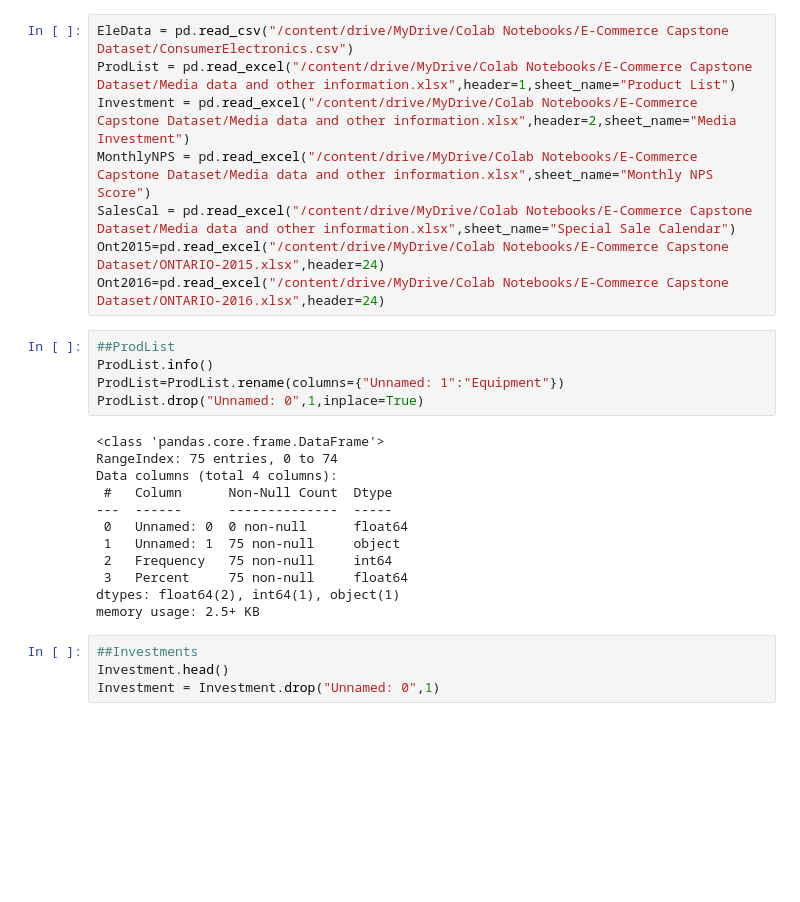
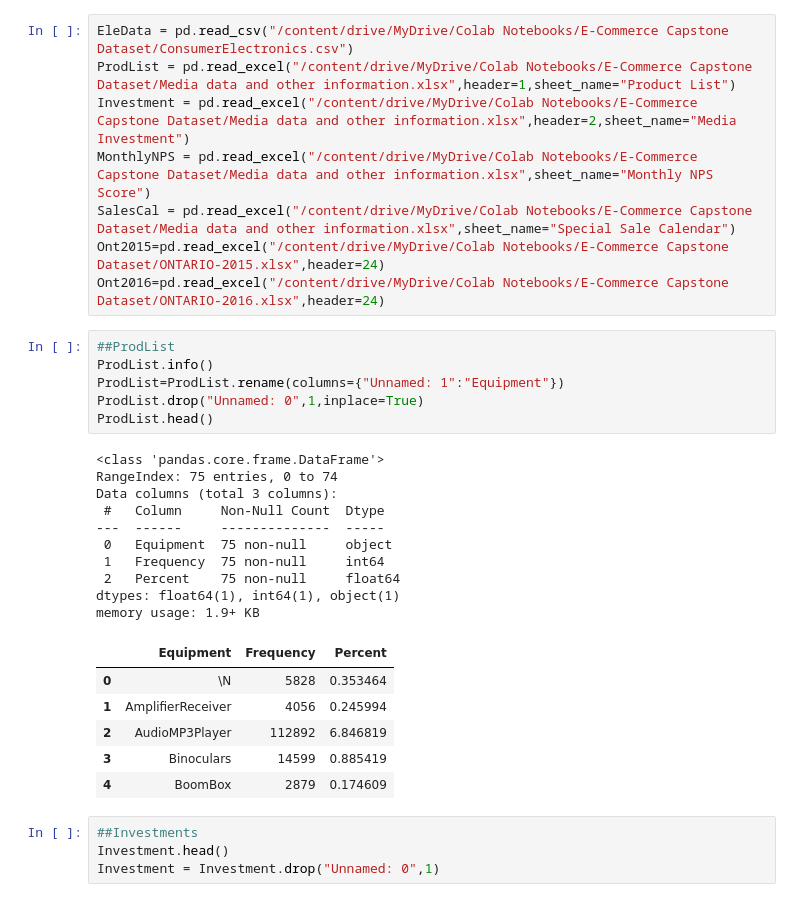
Before and after one commit to PrajsPrabs/UpgradBACaseStudy, a Jupyter notebook: EComm1.ipynb, the cells around one changed output. Saved outputs shown, nothing was run; the diff lists cells and outputs as text; blank space fills up the shorter version.

```diff
--- a/EComm1.ipynb
+++ b/EComm1.ipynb
@@ -18,20 +18,26 @@ Ont2016=pd.read_excel("/content/drive/MyDrive/Colab Notebooks/E-Commerce Capston
 # %%
 ##ProdList
 ProdList.info()
 ProdList=ProdList.rename(columns={"Unnamed: 1":"Equipment"})
 ProdList.drop("Unnamed: 0",1,inplace=True)
+ProdList.head()
 # %% [output]
 <class 'pandas.core.frame.DataFrame'>
 RangeIndex: 75 entries, 0 to 74
-Data columns (total 4 columns):
- #   Column      Non-Null Count  Dtype
----  ------      --------------  -----
- 0   Unnamed: 0  0 non-null      float64
- 1   Unnamed: 1  75 non-null     object
- 2   Frequency   75 non-null     int64
- 3   Percent     75 non-null     float64
-dtypes: float64(2), int64(1), object(1)
-memory usage: 2.5+ KB
+Data columns (total 3 columns):
+ #   Column     Non-Null Count  Dtype
+---  ------     --------------  -----
+ 0   Equipment  75 non-null     object
+ 1   Frequency  75 non-null     int64
+ 2   Percent    75 non-null     float64
+dtypes: float64(1), int64(1), object(1)
+memory usage: 1.9+ KB
+|  | Equipment | Frequency | Percent |
+| 0 | \N | 5828 | 0.353464 |
+| 1 | AmplifierReceiver | 4056 | 0.245994 |
+| 2 | AudioMP3Player | 112892 | 6.846819 |
+| 3 | Binoculars | 14599 | 0.885419 |
+| 4 | BoomBox | 2879 | 0.174609 |
 # %%
 ##Investments
 Investment.head()
```
Also changed, not shown: parts of 48 cells of this notebook.
